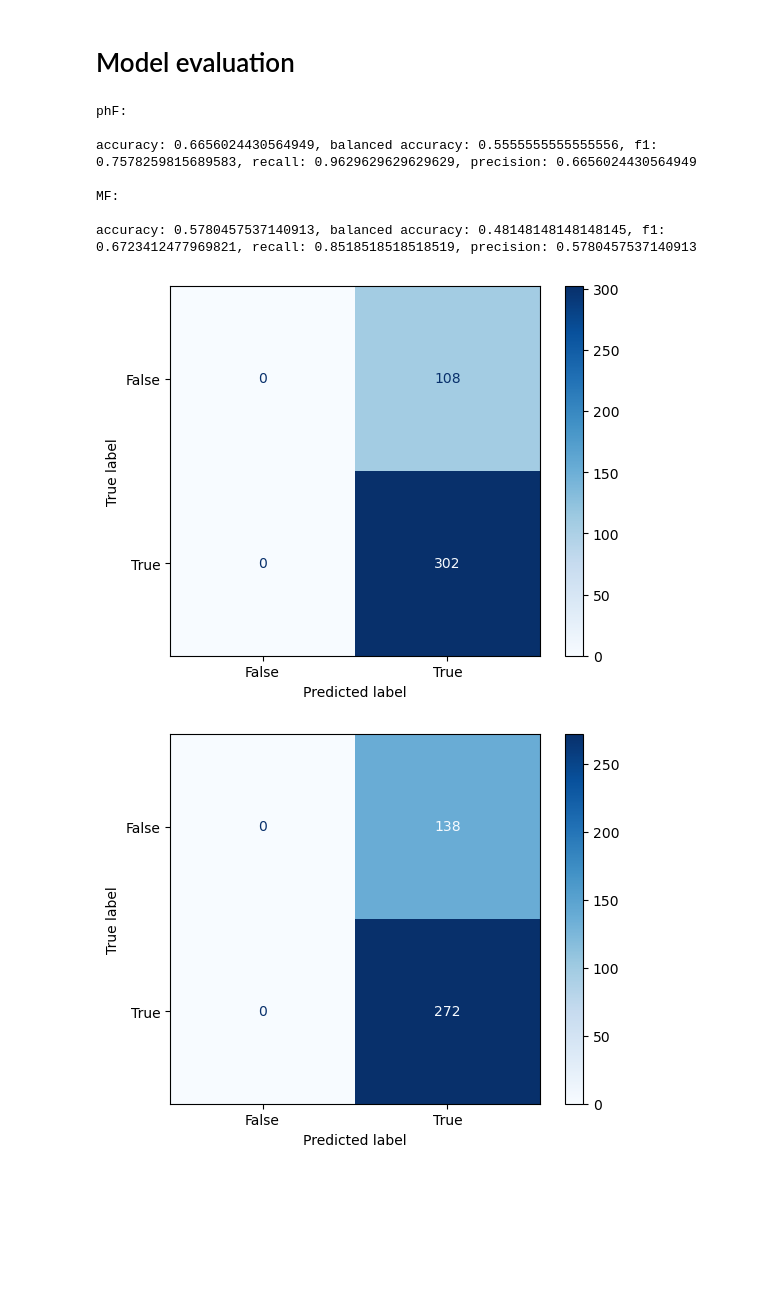
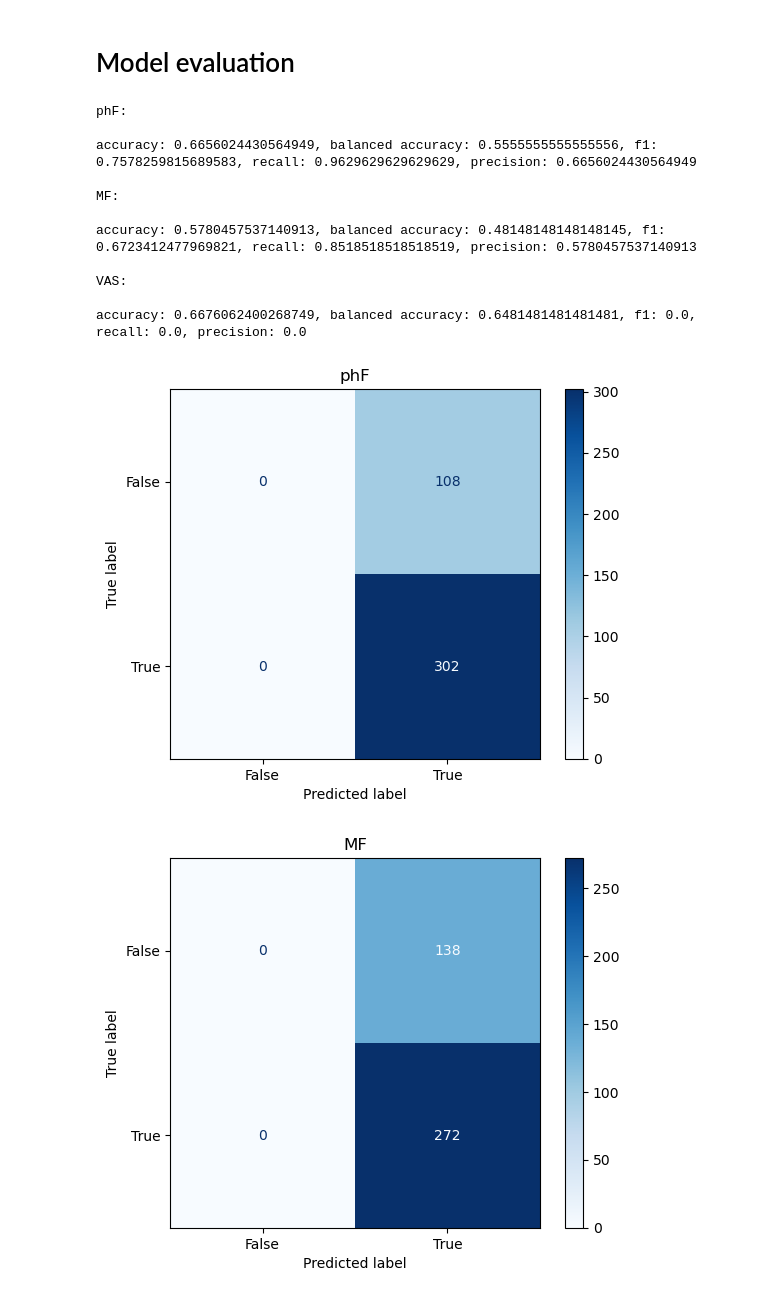
Before and after one commit to Yahnnosh/Sensor-Based-Modeling-of-Fatigue-Using-Transformer-Model, a Jupyter notebook: majority_voting.ipynb, the cells around one changed output. Drawn from its saved outputs; the diff is of its cells as text; code cells hidden in the pictures; blank space fills up the shorter version.

```diff
--- a/majority_voting.ipynb
+++ b/majority_voting.ipynb
@@ -17,7 +17,7 @@ subjects = np.unique(data['subjectID'])
 # Leave-one-subject-out CV folds
 # %%
 N = data.shape[0]
-X = data[['subjectID', 'phF', 'MF']]
+X = data[['subjectID', 'phF', 'MF', 'VAS']]
 
 def LOSOCV_splitter(X):
     folds = [] # [(train=indices(-subject), test=indices(subject)), ...]
@@ -57,7 +57,7 @@ from sklearn.metrics import accuracy_score, balanced_accuracy_score, f1_score, p
 import warnings
 
 with warnings.catch_warnings():
-    for variable in ('phF', 'MF'):
+    for variable in ('phF', 'MF', 'VAS'):
         print(f'{variable}:\n')
 
         # ignore numpy warning
@@ -76,32 +76,37 @@ with warnings.catch_warnings():
             test_batches.append(np.array(X[variable][test_indices]))
 
         # predict
         y_pred = MajorityVoter().predict(train_batches)
         y_true = np.array(test_batches)
 
         # flatten
         y_pred_flat, y_true_flat = [], []
         for i in range(y_pred.shape[0]):
             y_pred_flat += list(y_pred[i])
             y_true_flat += list(y_true[i])
 
         # metrics
         accuracy = np.mean([accuracy_score(y_pred=y_pred_batch, y_true=y_true_batch) for (y_pred_batch, y_true_batch) in zip(y_pred, y_true)])
         balanced_accuracy = np.mean([balanced_accuracy_score(y_pred=y_pred_batch, y_true=y_true_batch) for (y_pred_batch, y_true_batch) in zip(y_pred, y_true)])
         f1 = np.mean([f1_score(y_pred=y_pred_batch, y_true=y_true_batch) for (y_pred_batch, y_true_batch) in zip(y_pred, y_true)])
         recall = np.mean([recall_score(y_pred=y_pred_batch, y_true=y_true_batch) for (y_pred_batch, y_true_batch) in zip(y_pred, y_true)])
         precision = np.mean([precision_score(y_pred=y_pred_batch, y_true=y_true_batch) for (y_pred_batch, y_true_batch) in zip(y_pred, y_true)])
         confusion = confusion_matrix(y_pred=y_pred_flat, y_true=y_true_flat)
         metrics.ConfusionMatrixDisplay(confusion_matrix=confusion, display_labels=[False, True]).plot(cmap=plt.cm.Blues)
+        plt.title(variable)
 
         print(f'accuracy: {accuracy}, balanced accuracy: {balanced_accuracy}, f1: {f1}, recall: {recall}, precision: {precision}\n')
 # %% [output]
 phF:
 
 accuracy: 0.6656024430564949, balanced accuracy: 0.5555555555555556, f1: 0.7578259815689583, recall: 0.9629629629629629, precision: 0.6656024430564949
 
 MF:
 
 accuracy: 0.5780457537140913, balanced accuracy: 0.48148148148148145, f1: 0.6723412477969821, recall: 0.8518518518518519, precision: 0.5780457537140913
+
+VAS:
+
+accuracy: 0.6676062400268749, balanced accuracy: 0.6481481481481481, f1: 0.0, recall: 0.0, precision: 0.0
-[figure, old version]
+[figure, new version]
-[figure, old version]
+[figure, new version]
```
Also changed, not shown: parts of 1 cell of this notebook.
